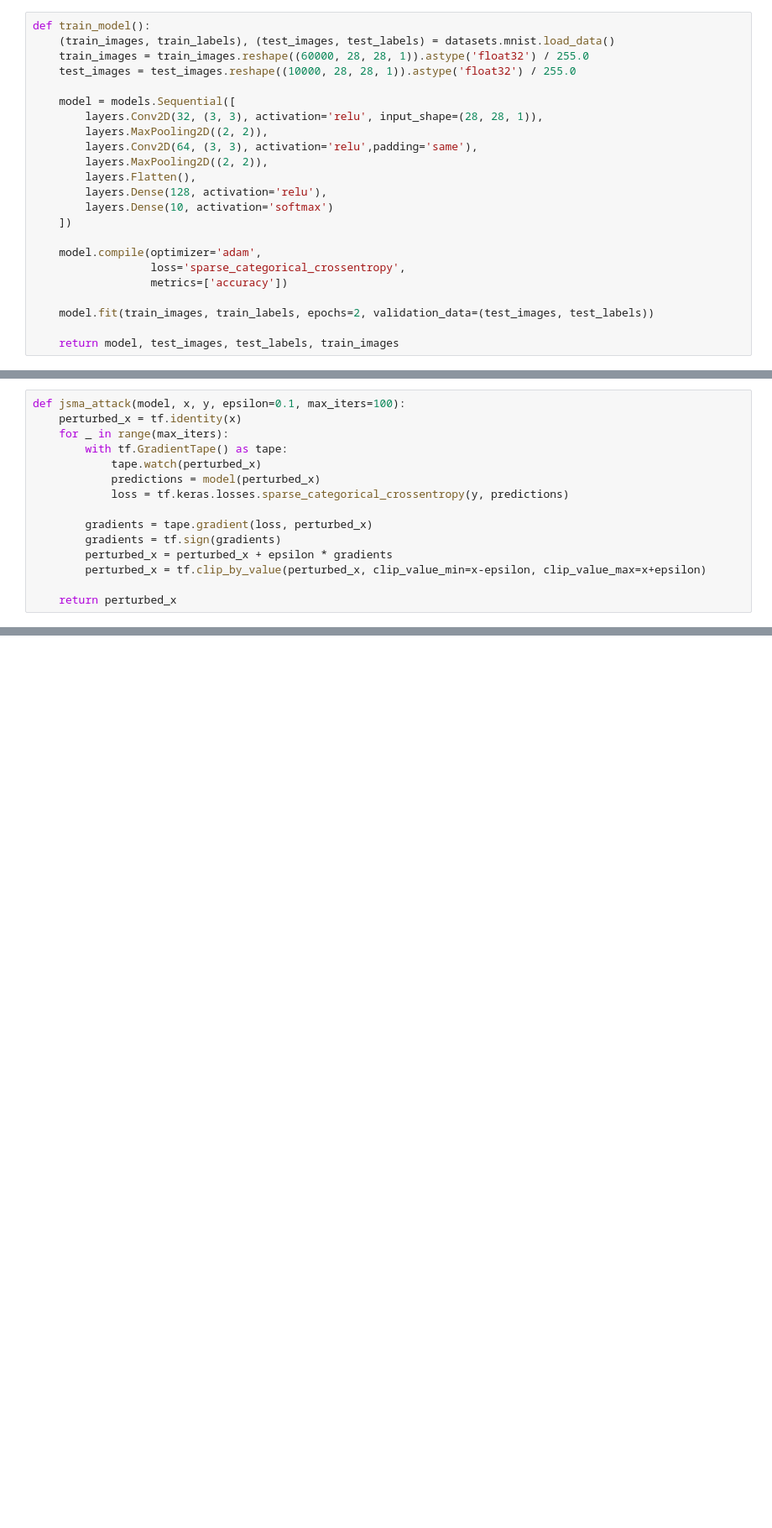
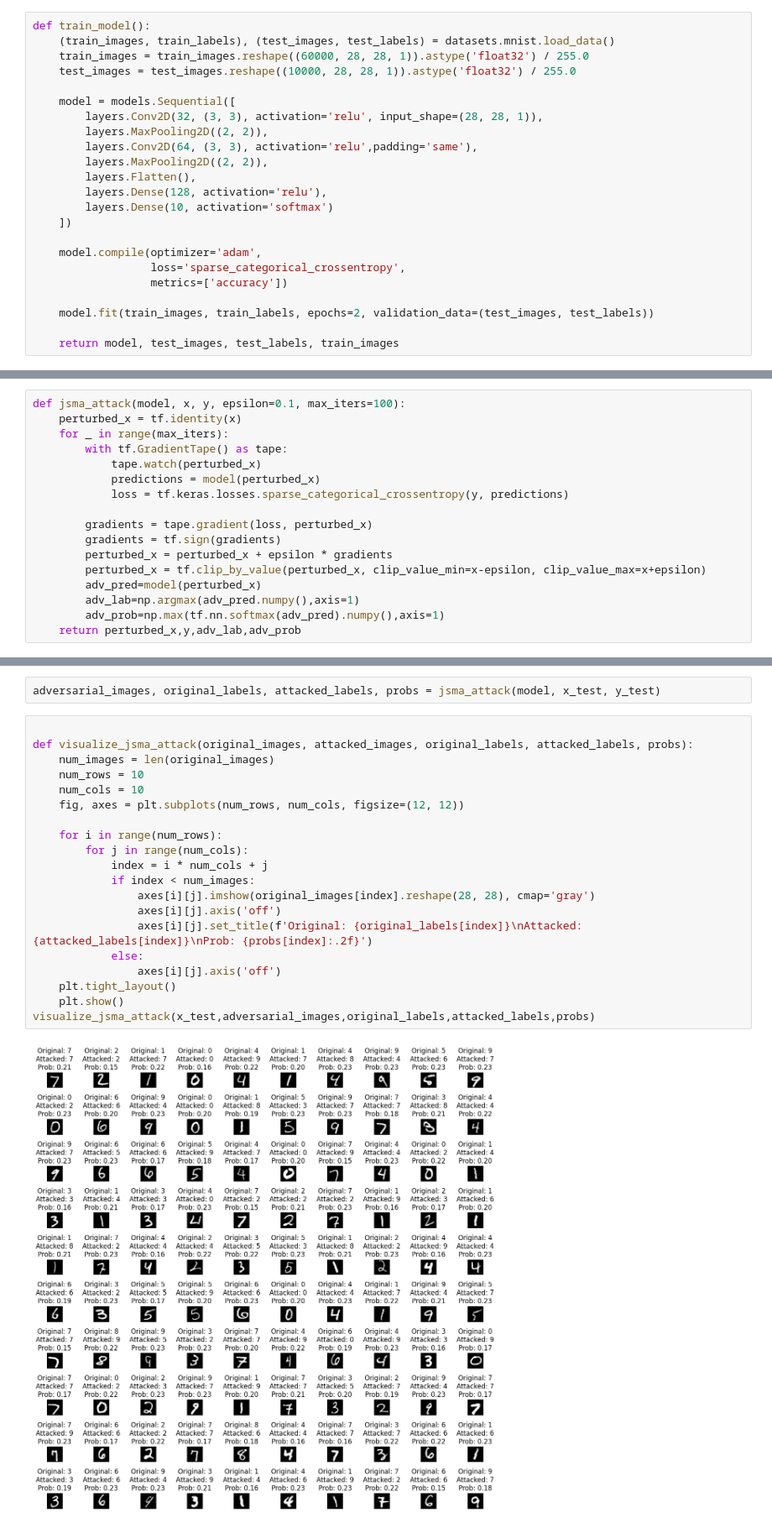
Before and after one commit to Sugandh-Mishra/attacks, a Jupyter notebook: jsma.ipynb, the cells around one changed output, grey strips where cells are left out. Shown at 84% size. Saved outputs shown, nothing was run; the diff lists cells and outputs as text; blank space fills up the shorter version.

```diff
--- a/jsma.ipynb
+++ b/jsma.ipynb
@@ -45,7 +50,9 @@ def jsma_attack(model, x, y, epsilon=0.1, max_iters=100):
         gradients = tf.sign(gradients)
         perturbed_x = perturbed_x + epsilon * gradients
         perturbed_x = tf.clip_by_value(perturbed_x, clip_value_min=x-epsilon, clip_value_max=x+epsilon)
-
-    return perturbed_x
+        adv_pred=model(perturbed_x)
+        adv_lab=np.argmax(adv_pred.numpy(),axis=1)
+        adv_prob=np.max(tf.nn.softmax(adv_pred).numpy(),axis=1)
+    return perturbed_x,y,adv_lab,adv_prob
 # %%
 def test_perturbed_images(model, x, y, epsilon=0.1, max_iters=100):
@@ -71,0 +79,24 @@ Success Rate of JSMA Attack: 7.20%
+# %%
+adversarial_images, original_labels, attacked_labels, probs = jsma_attack(model, x_test, y_test)
+# %%
+
+def visualize_jsma_attack(original_images, attacked_images, original_labels, attacked_labels, probs):
+    num_images = len(original_images)
+    num_rows = 10
+    num_cols = 10
+    fig, axes = plt.subplots(num_rows, num_cols, figsize=(12, 12))
+
+    for i in range(num_rows):
+        for j in range(num_cols):
+            index = i * num_cols + j
+            if index < num_images:
+                axes[i][j].imshow(original_images[index].reshape(28, 28), cmap='gray')
+                axes[i][j].axis('off')
+                axes[i][j].set_title(f'Original: {original_labels[index]}\nAttacked: {attacked_labels[index]}\nProb: {probs[index]:.2f}')
+            else:
+                axes[i][j].axis('off')
+    plt.tight_layout()
+    plt.show()
+visualize_jsma_attack(x_test,adversarial_images,original_labels,attacked_labels,probs)
+# %% [output]
+[figure, added]
```
Also changed, not shown: parts of 4 cells of this notebook.
